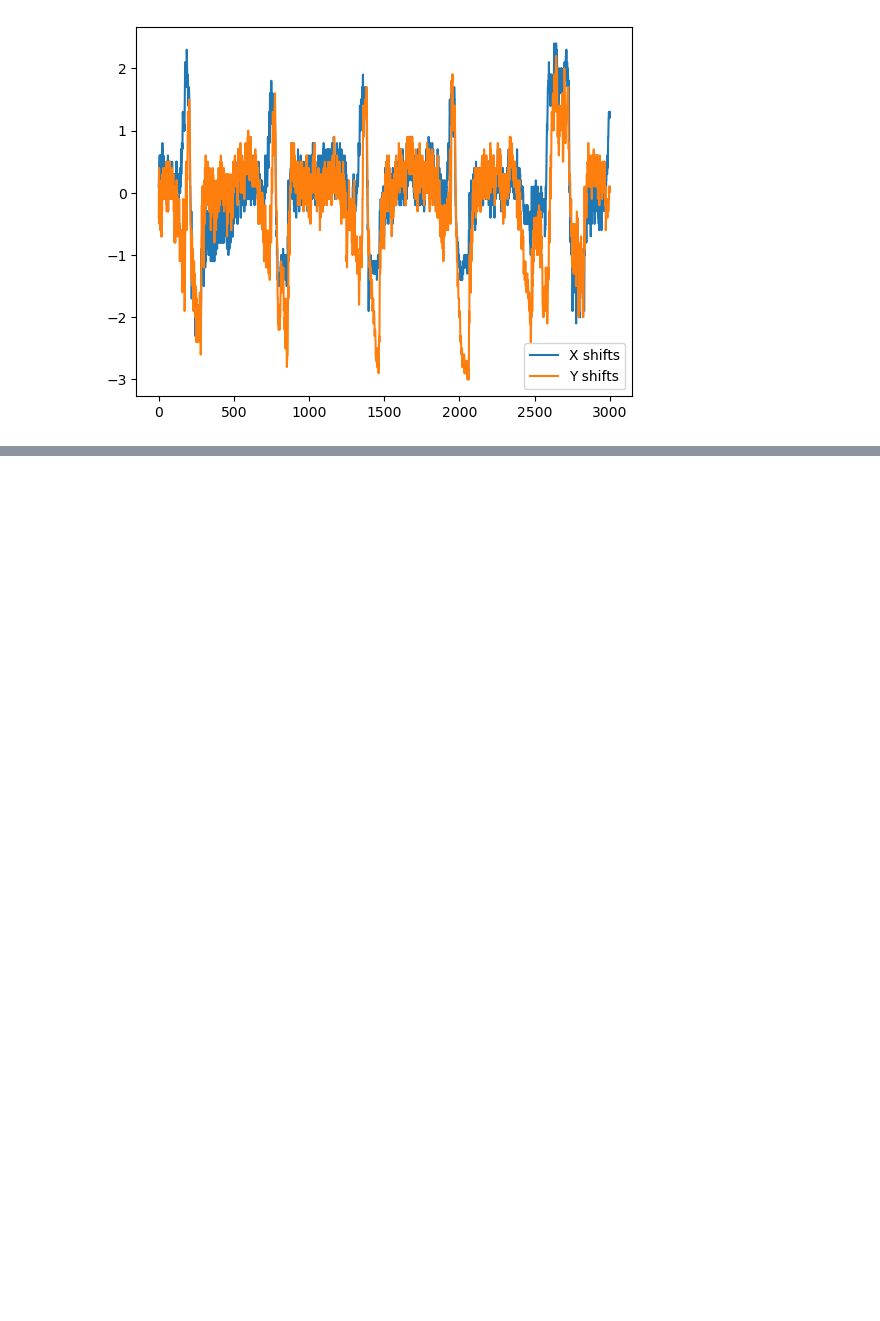
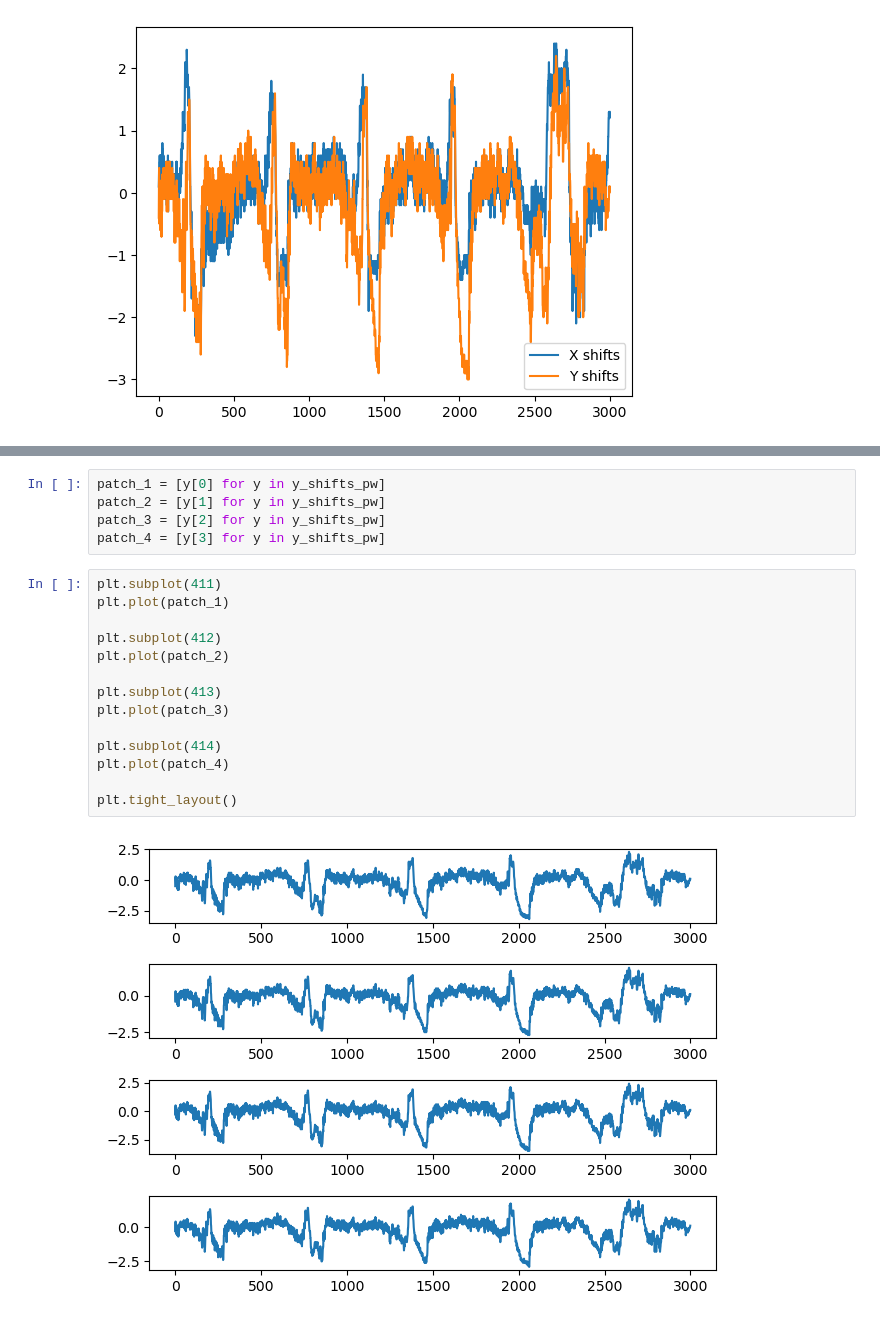
Before and after one commit to ibehave-ibots/Intro-To-Calcium-Imaging-Analysis, a Jupyter notebook: draft1/caiman_motion_correction.ipynb, the cells around one changed output, grey strips where cells are left out. Saved outputs shown, nothing was run; the diff lists cells and outputs as text; blank space fills up the shorter version.

```diff
--- a/draft1/caiman_motion_correction.ipynb
+++ b/draft1/caiman_motion_correction.ipynb
@@ -433,0 +485,21 @@ plt.legend()
+# %%
+patch_1 = [y[0] for y in y_shifts_pw]
+patch_2 = [y[1] for y in y_shifts_pw]
+patch_3 = [y[2] for y in y_shifts_pw]
+patch_4 = [y[3] for y in y_shifts_pw]
+# %%
+plt.subplot(411)
+plt.plot(patch_1)
+
+plt.subplot(412)
+plt.plot(patch_2)
+
+plt.subplot(413)
+plt.plot(patch_3)
+
+plt.subplot(414)
+plt.plot(patch_4)
+
+plt.tight_layout()
+# %% [output]
+[figure, added]
```
Also changed, not shown: parts of 4 cells of this notebook.
